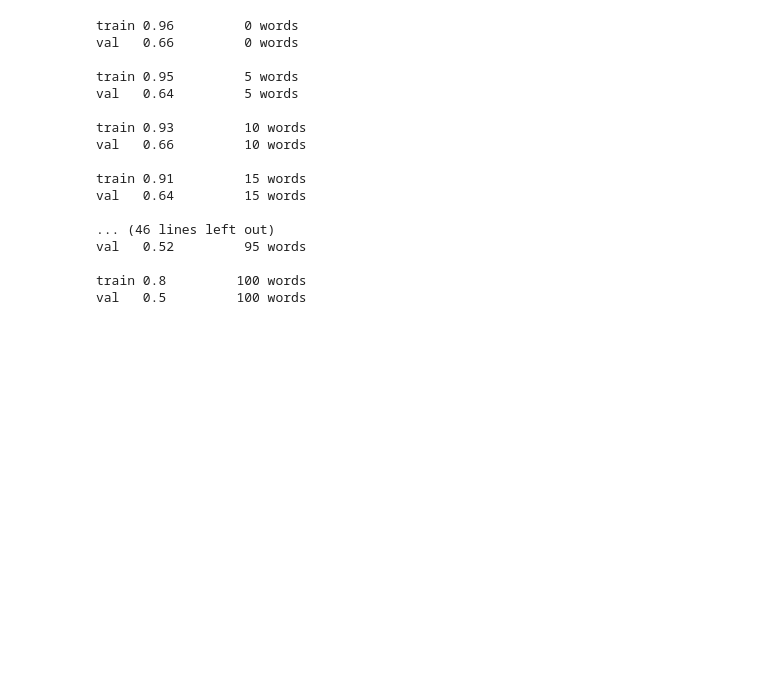
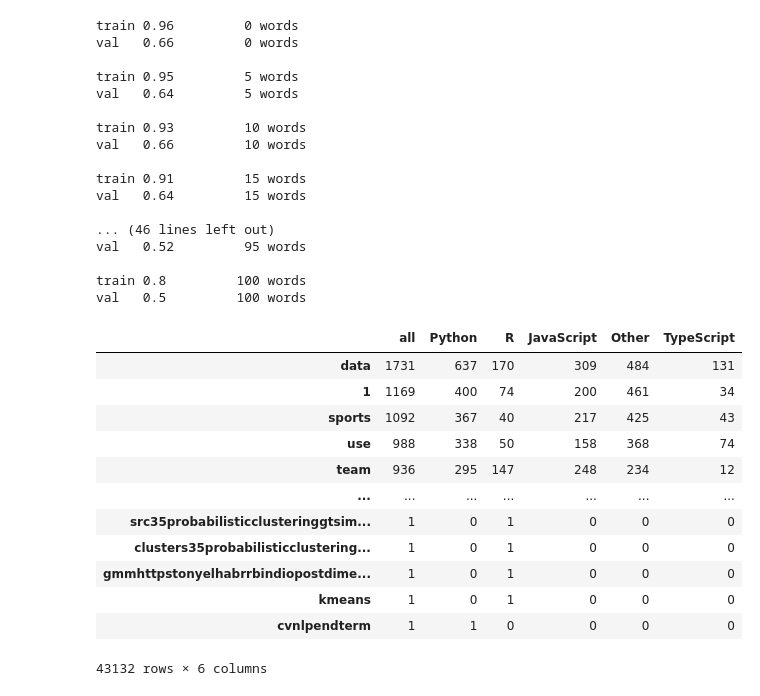
Before and after one commit to NLP-Team-Project/NLP-Project, a Jupyter notebook: nick/nick_model.ipynb, the cells around one changed output. Saved outputs shown, nothing was run; the diff lists cells and outputs as text; code cells hidden in the pictures; blank space fills up the shorter version.

```diff
--- a/nick/nick_model.ipynb
+++ b/nick/nick_model.ipynb
@@ -228,0 +234,16 @@ val   0.5         100 words
+# %%
+all_words = prp.word_counts(repo, 'language', 'clean')
+# %% [output]
+|  | all | Python | R | JavaScript | Other | TypeScript |
+| data | 1731 | 637 | 170 | 309 | 484 | 131 |
+| 1 | 1169 | 400 | 74 | 200 | 461 | 34 |
+| sports | 1092 | 367 | 40 | 217 | 425 | 43 |
+| use | 988 | 338 | 50 | 158 | 368 | 74 |
+| team | 936 | 295 | 147 | 248 | 234 | 12 |
+| ... | ... | ... | ... | ... | ... | ... |
+| src35probabilisticclusteringgtsim... | 1 | 0 | 1 | 0 | 0 | 0 |
+| clusters35probabilisticclustering... | 1 | 0 | 1 | 0 | 0 | 0 |
+| gmmhttpstonyelhabrrbindiopostdime... | 1 | 0 | 1 | 0 | 0 | 0 |
+| kmeans | 1 | 0 | 1 | 0 | 0 | 0 |
+| cvnlpendterm | 1 | 1 | 0 | 0 | 0 | 0 |
+43132 rows × 6 columns
```
Also changed, not shown: parts of 11 cells of this notebook, 5 other files.
